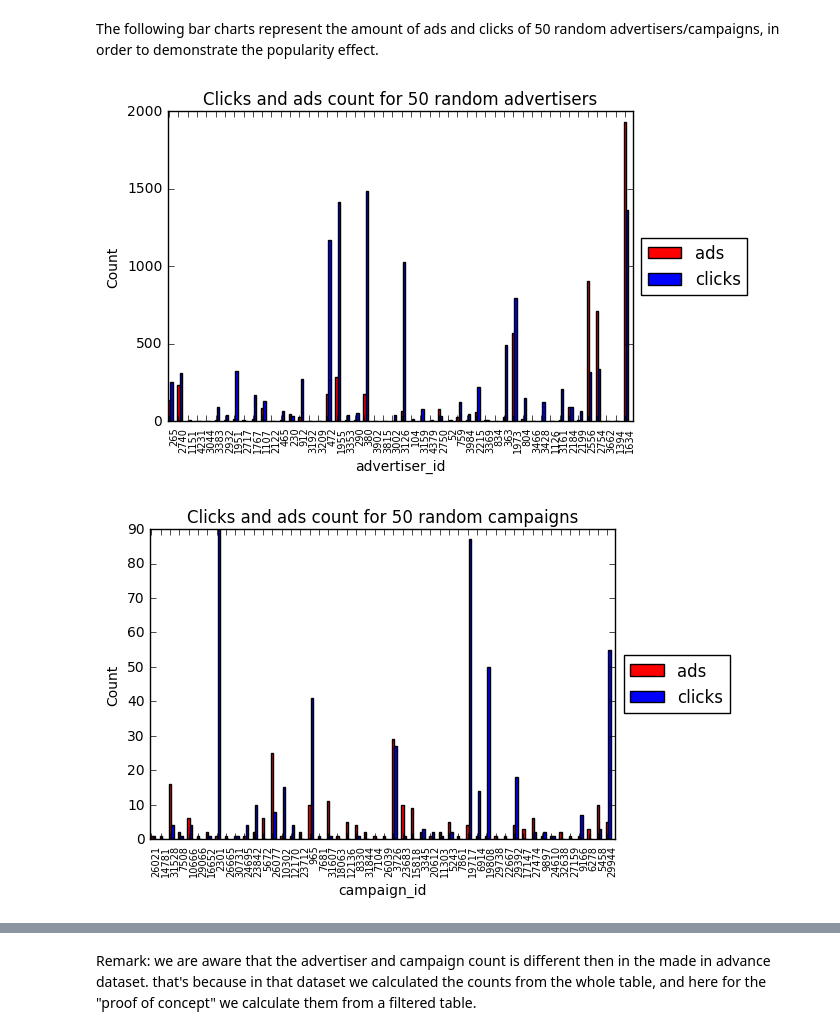
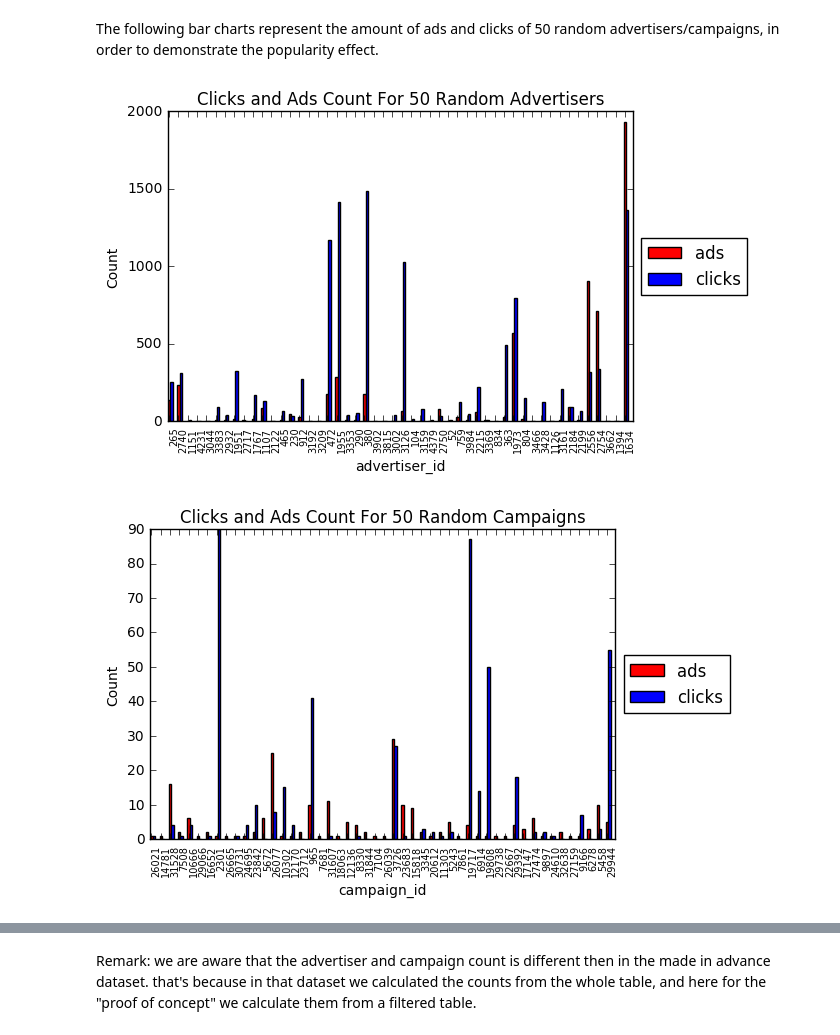
Before and after one commit to dean-ayalon/DS-Workshop, a Jupyter notebook: Project Notebook.ipynb, the cells around one changed output, grey strips where cells are left out. Saved outputs shown, nothing was run; the diff lists cells and outputs as text; code cells hidden in the pictures.

```diff
--- a/Project Notebook.ipynb
+++ b/Project Notebook.ipynb
@@ -655,14 +654,14 @@ ad_per_campaign.head()
 The following bar charts represent the amount of ads and clicks of 50 random advertisers/campaigns, in order to demonstrate the popularity effect.
 # %%
 create_advertiser_or_campaign_pop_histogram(dataset,promoted,"advertiser_id",
-                                            "Clicks and ads count for 50 random advertisers")
+                                            "Clicks and Ads Count For 50 Random Advertisers")
 # %% [output]
-[figure, old version]
+[figure, new version]
 # %%
 create_advertiser_or_campaign_pop_histogram(dataset,promoted,"campaign_id",
-                                            "Clicks and ads count for 50 random campaigns")
+                                            "Clicks and Ads Count For 50 Random Campaigns")
 # %% [output]
-[figure, old version]
+[figure, new version]
 # %%
 #adding the feature to dataset:
 ad_and_advertiser_and_campaign_freq = promoted.merge(ads_per_advertiser, on='advertiser_id')\
```
Also changed, not shown: parts of 30 cells of this notebook, 1 other file.
